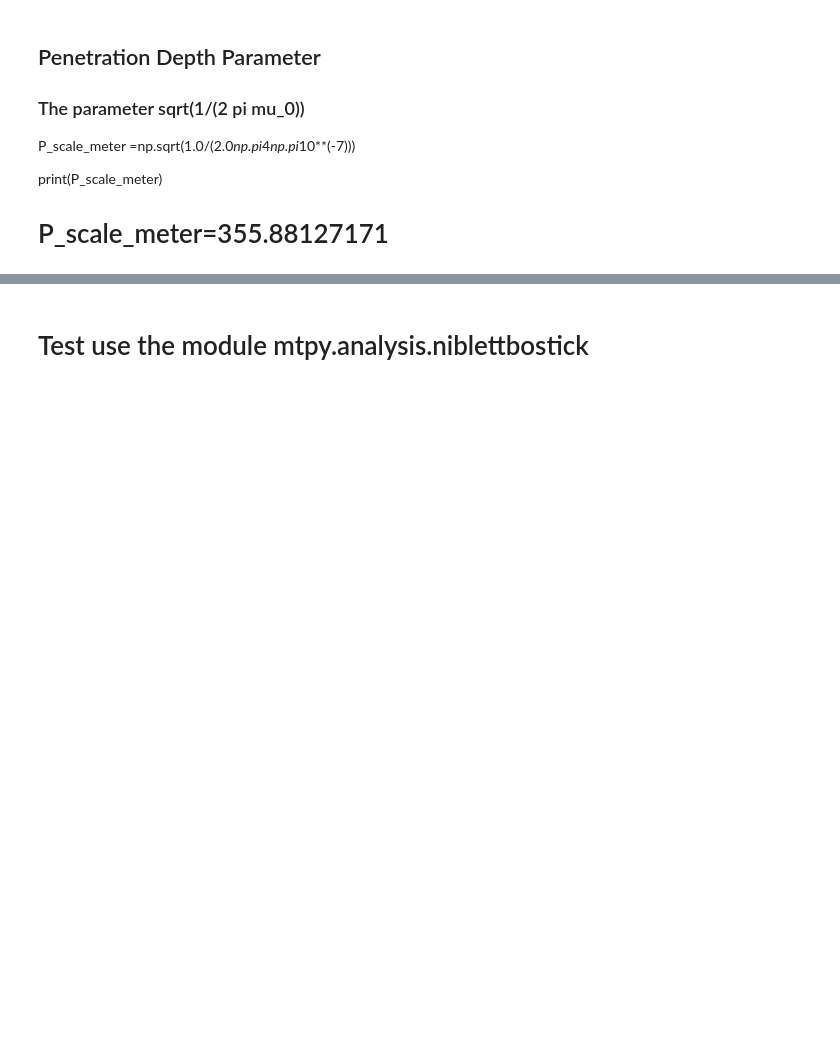
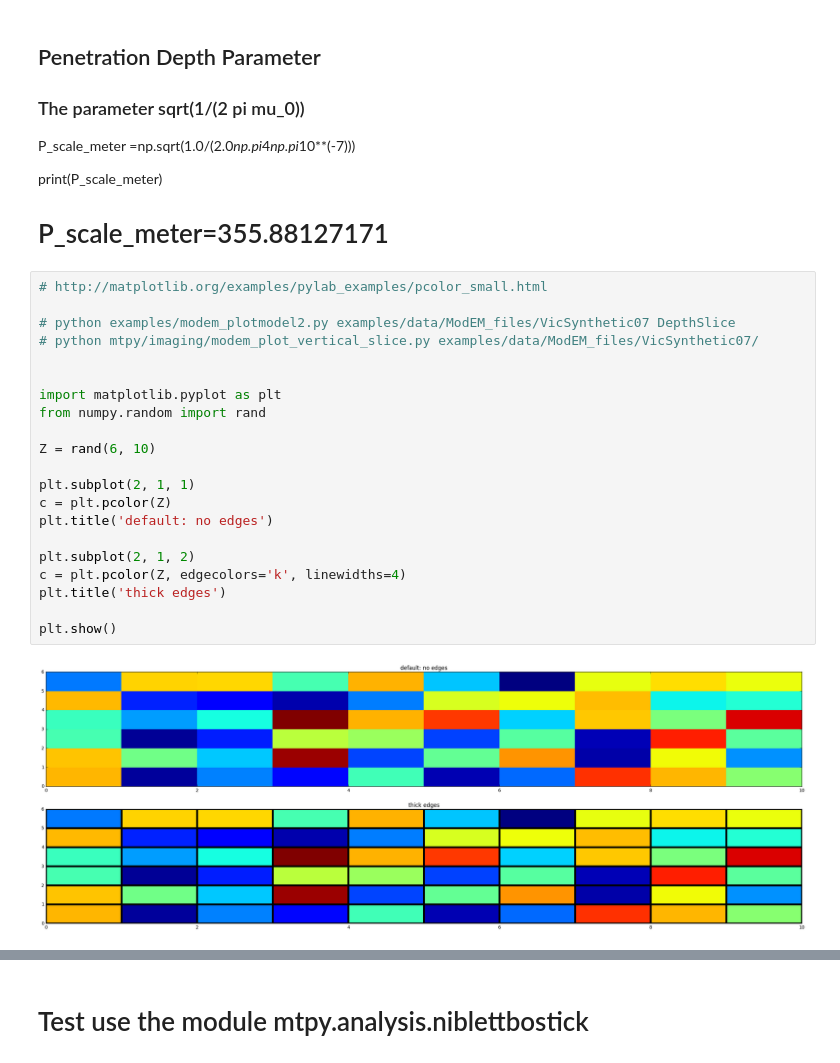
Before and after one commit to MTgeophysics/mtpy, a Jupyter notebook: examples/notebooks/Apparent_Resistivity_Penetration_Depth.ipynb, the cells around one changed output, grey strips where cells are left out. Drawn from its saved outputs; the diff is of its cells as text; blank space fills up the shorter version.

Commit message:
more plots for penetration depth working OK.

```diff
--- a/examples/notebooks/Apparent_Resistivity_Penetration_Depth.ipynb
+++ b/examples/notebooks/Apparent_Resistivity_Penetration_Depth.ipynb
@@ -493,3 +487,26 @@ print(P_scale_meter)
 
 
 # P_scale_meter=355.88127171
+# %%
+# http://matplotlib.org/examples/pylab_examples/pcolor_small.html
+
+# python examples/modem_plotmodel2.py examples/data/ModEM_files/VicSynthetic07 DepthSlice
+# python mtpy/imaging/modem_plot_vertical_slice.py examples/data/ModEM_files/VicSynthetic07/
+
+
+import matplotlib.pyplot as plt
+from numpy.random import rand
+
+Z = rand(6, 10)
+
+plt.subplot(2, 1, 1)
+c = plt.pcolor(Z)
+plt.title('default: no edges')
+
+plt.subplot(2, 1, 2)
+c = plt.pcolor(Z, edgecolors='k', linewidths=4)
+plt.title('thick edges')
+
+plt.show()
+# %% [output]
+[figure, added]
```
Also changed, not shown: parts of 23 cells of this notebook, 1 other file.
